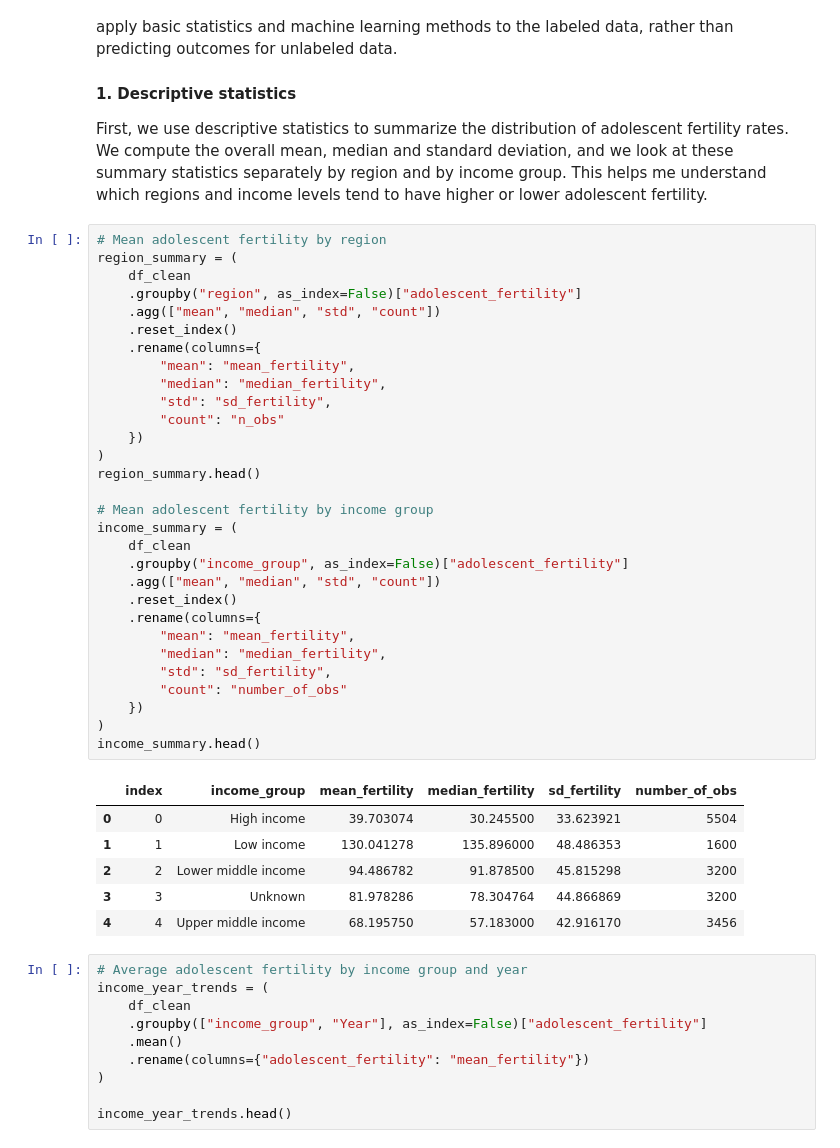
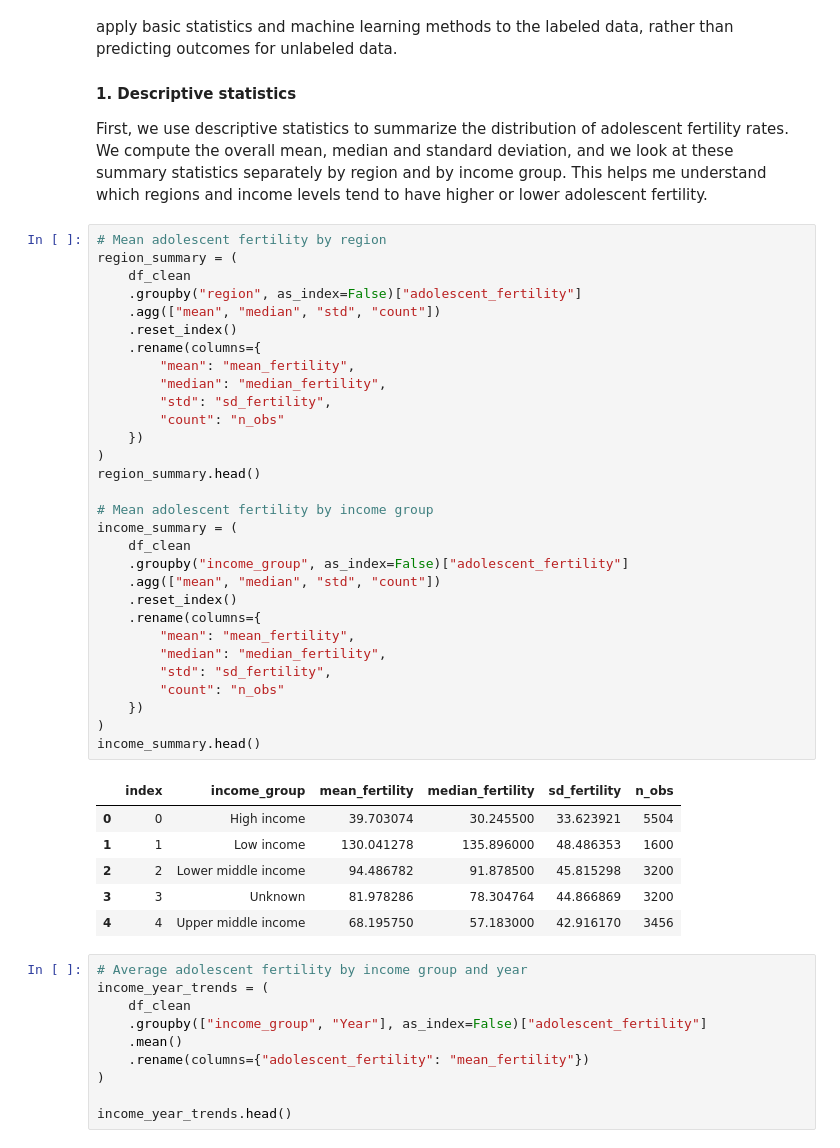
Before and after one commit to Zhongyi-L/MA705-Project, a Jupyter notebook: project.ipynb, the cells around one changed output. Drawn from its saved outputs; the diff is of its cells as text.

```diff
--- a/project.ipynb
+++ b/project.ipynb
@@ -301,35 +301,35 @@ First, we use descriptive statistics to summarize the distribution of adolescent
 # %%
 # Mean adolescent fertility by region
 region_summary = (
     df_clean
     .groupby("region", as_index=False)["adolescent_fertility"]
     .agg(["mean", "median", "std", "count"])
     .reset_index()
     .rename(columns={
         "mean": "mean_fertility",
         "median": "median_fertility",
         "std": "sd_fertility",
         "count": "n_obs"
     })
 )
 region_summary.head()
 
 # Mean adolescent fertility by income group
 income_summary = (
     df_clean
     .groupby("income_group", as_index=False)["adolescent_fertility"]
     .agg(["mean", "median", "std", "count"])
     .reset_index()
     .rename(columns={
         "mean": "mean_fertility",
         "median": "median_fertility",
         "std": "sd_fertility",
-        "count": "number_of_obs"
+        "count": "n_obs"
     })
 )
 income_summary.head()
 # %% [output]
-|  | index | income_group | mean_fertility | median_fertility | sd_fertility | number_of_obs |
+|  | index | income_group | mean_fertility | median_fertility | sd_fertility | n_obs |
 | 0 | 0 | High income | 39.703074 | 30.245500 | 33.623921 | 5504 |
 | 1 | 1 | Low income | 130.041278 | 135.896000 | 48.486353 | 1600 |
 | 2 | 2 | Lower middle income | 94.486782 | 91.878500 | 45.815298 | 3200 |
```
Also changed, not shown: parts of 2 cells of this notebook.
